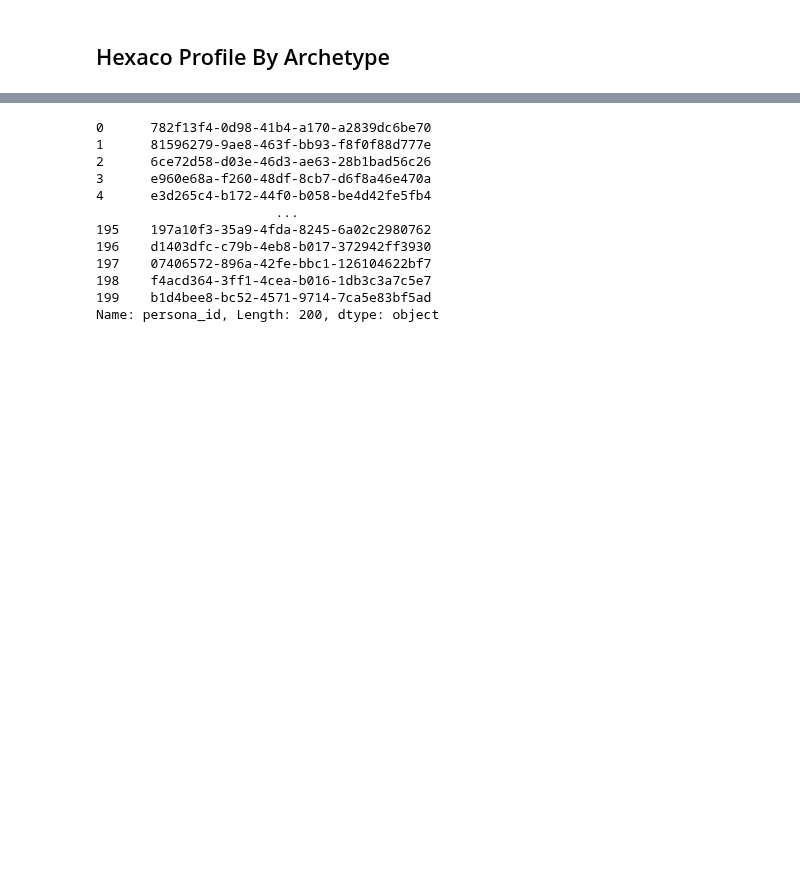
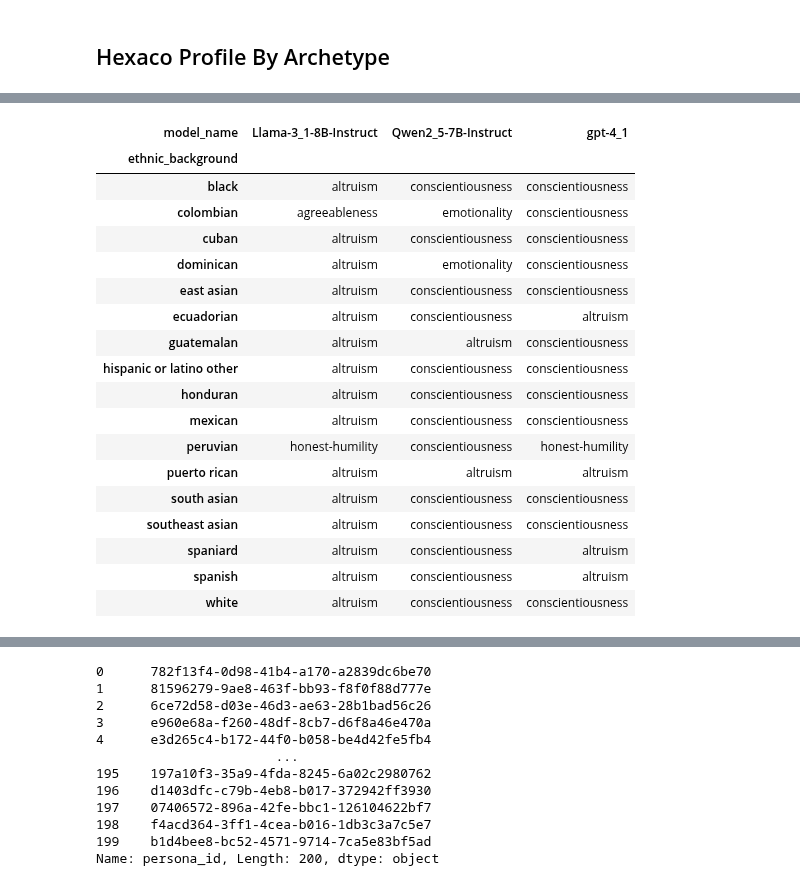
Before and after one commit to amir-abdullah-thoughtworks/psychometrics_for_LLMs, a Jupyter notebook: llm_psychometrics/notebooks/zero_compute_analysis_hexaco.ipynb, the cells around one changed output, grey strips where cells are left out. Cells and saved outputs as stored; diff of their text form; code cells hidden in the pictures; blank space fills up the shorter version.

```diff
--- a/llm_psychometrics/notebooks/zero_compute_analysis_hexaco.ipynb
+++ b/llm_psychometrics/notebooks/zero_compute_analysis_hexaco.ipynb
@@ -210,3 +210,23 @@ def hexaco_aggregation_by_attribute(hexaco_df, attribute):
     attribute_hexaco = pd.merge(hexaco_df, persona_df, left_on="persona_id", right_on="uuid", how = "inner")
 
     return attribute_hexaco.drop("uuid", axis = 1).groupby([attribute,'model_name'], as_index=False).mean()
+
+def categorize_age(age):
+    if pd.isna(age):
+        return "unknown"
+    elif age < 18:
+        return "juvenile"
+    elif 18 <= age < 25:
+        return "young_adult"
+    elif 25 <= age < 40:
+        return "adult"
+    elif 40 <= age < 60:
+        return "middle_aged"
+    else:
+        return "senior"
+
+def get_preferred_trait_df(attribute_df, attribute):
+
+    attribute_df['preferred_trait'] = attribute_df[trait_list].idxmax(axis = 1)
+
+    return attribute_df[[attribute,'model_name','preferred_trait']].pivot(index=attribute, columns='model_name', values='preferred_trait')
@@ -239,0 +292,22 @@ Name: count, dtype: int64
+# %%
+get_preferred_trait_df(ethnic_hexaco, "ethnic_background")
+# %% [output]
+| model_name | Llama-3_1-8B-Instruct | Qwen2_5-7B-Instruct | gpt-4_1 |
+| ethnic_background |  |  |  |
+| black | altruism | conscientiousness | conscientiousness |
+| colombian | agreeableness | emotionality | conscientiousness |
+| cuban | altruism | conscientiousness | conscientiousness |
+| dominican | altruism | emotionality | conscientiousness |
+| east asian | altruism | conscientiousness | conscientiousness |
+| ecuadorian | altruism | conscientiousness | altruism |
+| guatemalan | altruism | altruism | conscientiousness |
+| hispanic or latino other | altruism | conscientiousness | conscientiousness |
+| honduran | altruism | conscientiousness | conscientiousness |
+| mexican | altruism | conscientiousness | conscientiousness |
+| peruvian | honest-humility | conscientiousness | honest-humility |
+| puerto rican | altruism | altruism | altruism |
+| south asian | altruism | conscientiousness | conscientiousness |
+| southeast asian | altruism | conscientiousness | conscientiousness |
+| spaniard | altruism | conscientiousness | altruism |
+| spanish | altruism | conscientiousness | altruism |
+| white | altruism | conscientiousness | conscientiousness |
```
Also changed, not shown: parts of 8 cells of this notebook, 25 other files.
